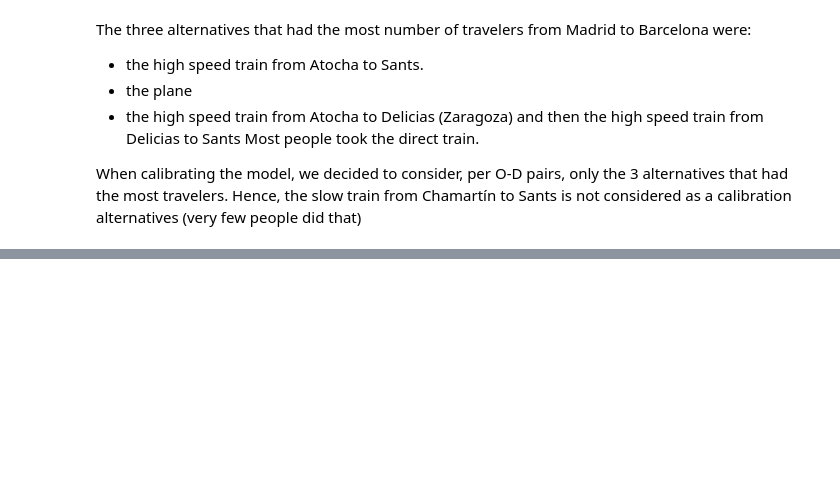
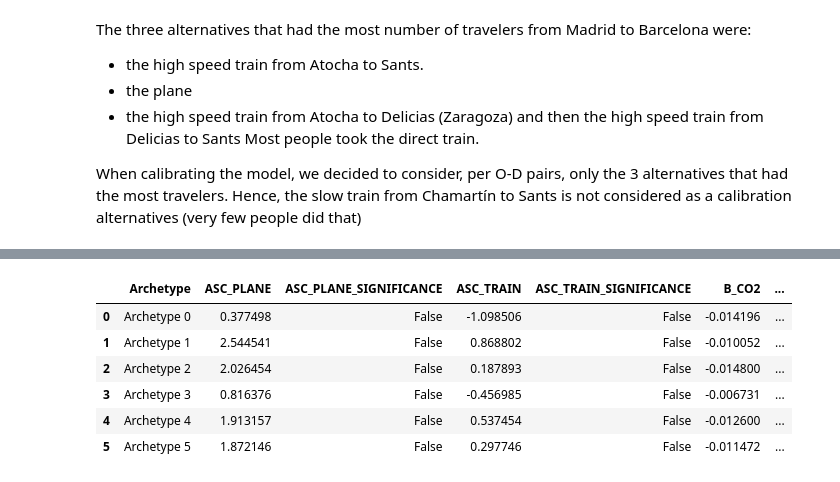
Before and after one commit to UoW-ATM/MultiModX, a Jupyter notebook: notebooks/new_trip_to_paths_1.ipynb, the cells around one changed output, grey strips where cells are left out. Cells and saved outputs as stored; diff of their text form; code cells hidden in the pictures; blank space fills up the shorter version.

```diff
--- a/notebooks/new_trip_to_paths_1.ipynb
+++ b/notebooks/new_trip_to_paths_1.ipynb
@@ -1436,0 +1872,13 @@ Final gradient norm:            2.369064e-06
+# %%
+#creates a dictionary with the fixed parameters to use for the following calibration
+archetypes = {}
+for i in range(6):
+    archetypes[f"archetype_{i}"] = res.bioResults(pickle_file=f"archetype_{i}.pickle")
+    #print(archetypes[f"archetype_{i}"])
+
+fixed_params={}
+for i in range(6):
+
+    archetype = archetypes[f"archetype_{i}"] # accesses the values
+    values=archetypes[f"archetype_{i}"].get_estimated_parameters() # dataframe of the betavalues
+    fixed_params[f"archetype_{i}"]={"B_COST":values.loc['B_COST']["Value"],"B_TIME":values.loc["B_TIME"]["Value"]}
@@ -1436,0 +2008,10 @@ Final gradient norm:            2.369064e-06
+# %%
+calibration_results
+# %% [output]
+|  | Archetype | ASC_PLANE | ASC_PLANE_SIGNIFICANCE | ASC_TRAIN | ASC_TRAIN_SIGNIFICANCE | B_CO2 | ... |
+| 0 | Archetype 0 | 0.377498 | False | -1.098506 | False | -0.014196 | ... |
+| 1 | Archetype 1 | 2.544541 | False | 0.868802 | False | -0.010052 | ... |
+| 2 | Archetype 2 | 2.026454 | False | 0.187893 | False | -0.014800 | ... |
+| 3 | Archetype 3 | 0.816376 | False | -0.456985 | False | -0.006731 | ... |
+| 4 | Archetype 4 | 1.913157 | False | 0.537454 | False | -0.012600 | ... |
+| 5 | Archetype 5 | 1.872146 | False | 0.297746 | False | -0.011472 | ... |
```
Also changed, not shown: parts of 69 cells of this notebook, 2 other files.
